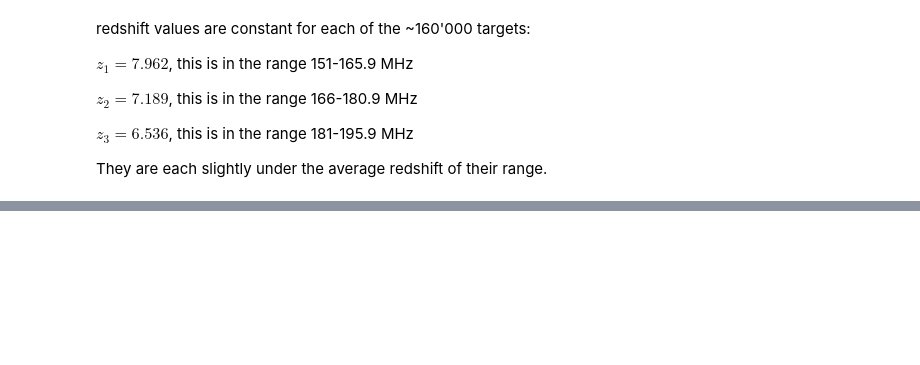
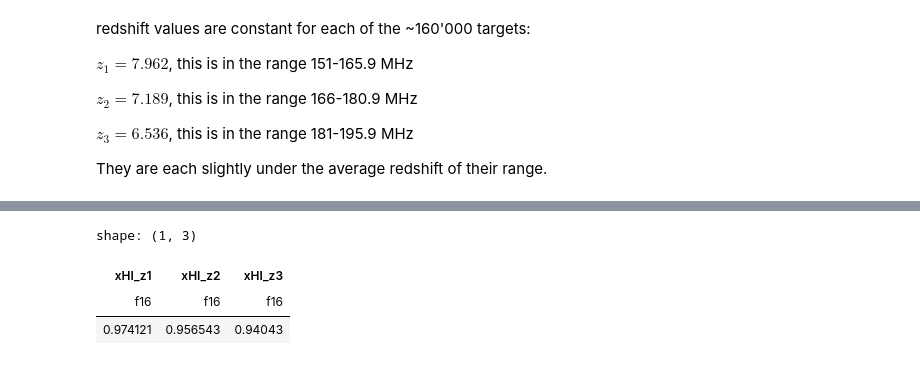
Before and after one commit to a-hout/SKA-SDC3b-Inference, a Jupyter notebook: src/eda/eda.ipynb, the cells around one changed output, grey strips where cells are left out. Cells and saved outputs as stored; diff of their text form; code cells hidden in the pictures; blank space fills up the shorter version.

```diff
--- a/src/eda/eda.ipynb
+++ b/src/eda/eda.ipynb
@@ -130,0 +152,7 @@ They are each slightly under the average redshift of their range.
+# %%
+df_xHI_means.max()
+# %% [output]
+shape: (1, 3)
+| xHI_z1 | xHI_z2 | xHI_z3 |
+| f16 | f16 | f16 |
+| 0.974121 | 0.956543 | 0.94043 |
```
Also changed, not shown: parts of 5 cells of this notebook.
